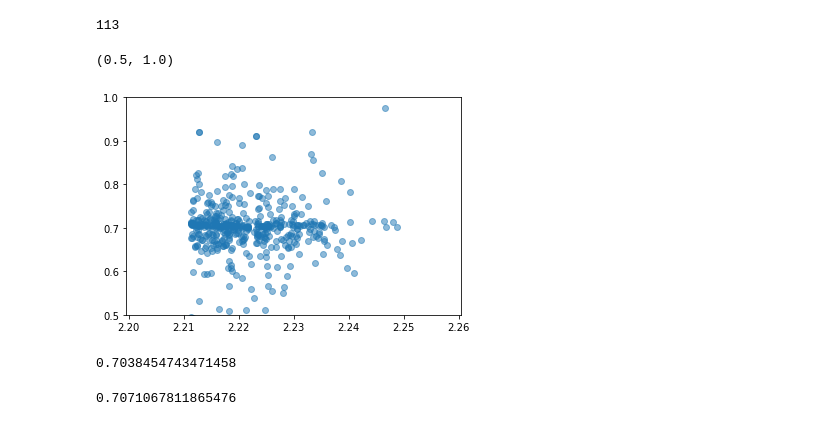
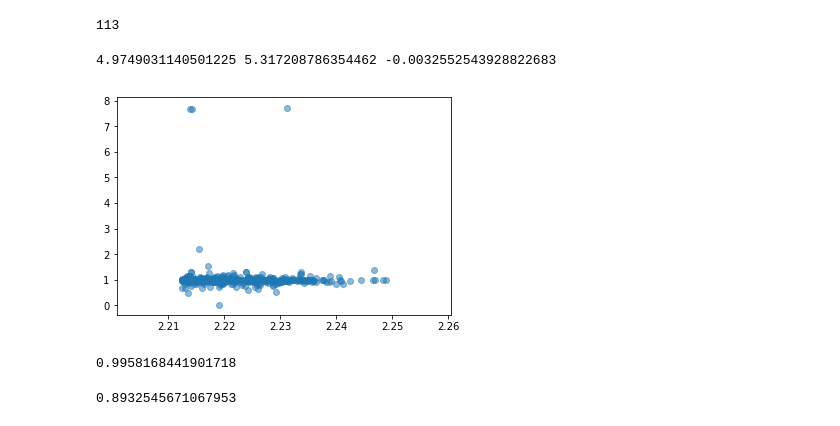
Before and after one commit to lsst-sitcom/notebooks, a Jupyter notebook: psf_size_distribution.ipynb, the cells around one changed output. Cells and saved outputs as stored; diff of their text form; code cells hidden in the pictures.

Commit message:
proper math for trace and determinant radii

```diff
--- a/psf_size_distribution.ipynb
+++ b/psf_size_distribution.ipynb
@@ -113,9 +114,13 @@ star_shape = []
 psf_shape = []
 for x, y in zip(my_src.getX()[star_idx], my_src.getY()[star_idx]):
     point = Point2D(x, y)
-    psf_shape.append(psf.computeShape(point).getDeterminantRadius())
-for xx, yy in zip(my_src.get('base_SdssShape_xx')[star_idx], my_src.get('base_SdssShape_yy')[star_idx]):
-    star_shape.append(np.sqrt(xx + yy))
+    psf_shape.append(psf.computeShape(point).getTraceRadius())
+    #psf_shape.append(psf.computeShape(point).getDeterminantRadius())
+for xx, yy, xy in zip(my_src.get('base_SdssShape_xx')[star_idx],
+                      my_src.get('base_SdssShape_yy')[star_idx],
+                      my_src.get('base_SdssShape_xy')[star_idx]):
+    star_shape.append(np.sqrt((xx + yy) / 2.))
+    #star_shape.append((xx * yy - xy * xy)**(1. / 4.))
 star_shape = np.array(star_shape)
 psf_shape = np.array(psf_shape)
 cut = np.isfinite(star_shape) & np.isfinite(psf_shape)
@@ -124,18 +129,19 @@ psf_shape = psf_shape[cut]
 # %%
 plt.scatter(psf_shape, np.array(psf_shape) / np.array(star_shape), alpha=0.5)
 #plt.xlim(2., 5.)
-plt.ylim(.5, 1.)
+#plt.ylim(.5, 1.)
+print(xx, yy, xy)
 # %% [output]
-(0.5, 1.0)
+4.9749031140501225 5.317208786354462 -0.0032552543928822683
-[figure, old version]
+[figure, new version]
 # %%
 #plt.hist(psf_shape)
 #plt.hist(star_shape)
 # %%
 np.median(psf_shape / star_shape)
 # %% [output]
-0.7038454743471458
+0.9958168441901718
-# %%
-np.sqrt(2) / 2
-# %% [output]
-0.7071067811865476
+# %%
+0.2 * 2. * np.median(star_shape)
+# %% [output]
+0.8932545671067953
```
Also changed, not shown: parts of 3 cells of this notebook.
